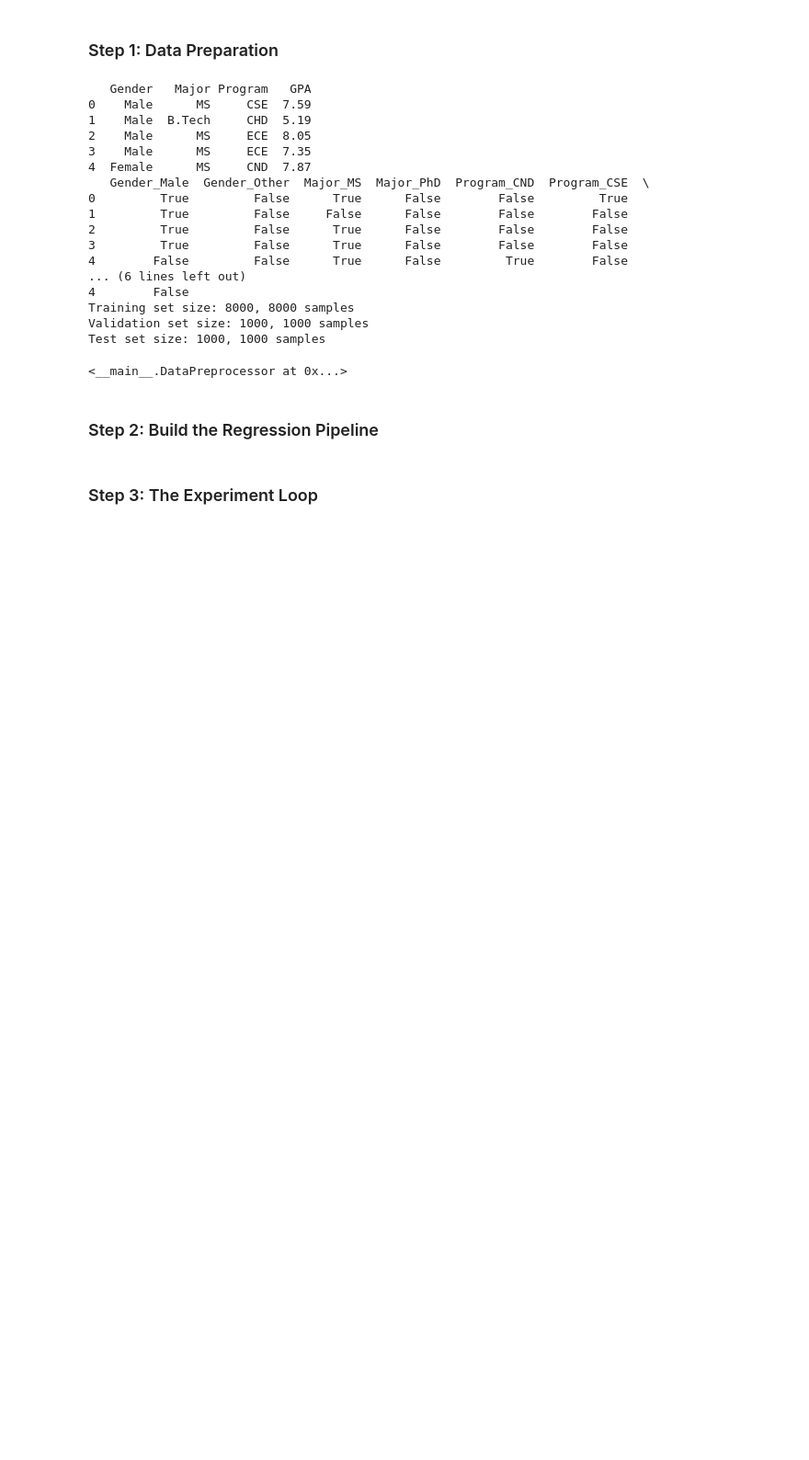
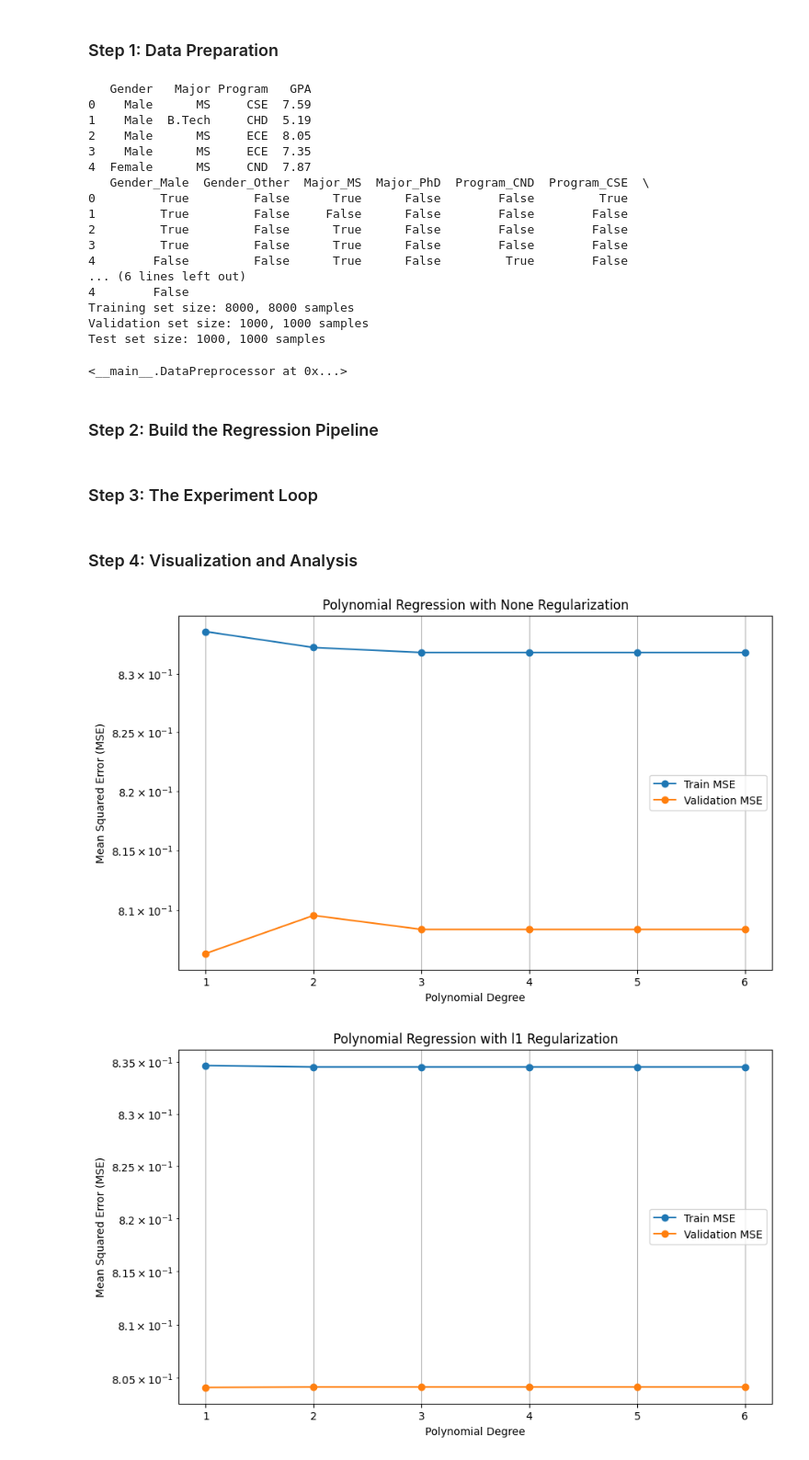
Before and after one commit to likhitbhogadi/smai-a2, a Jupyter notebook: a1_q3/a1_q3.ipynb, the cells around one changed output. Shown at 92% size. Drawn from its saved outputs; the diff is of its cells as text; code cells hidden in the pictures; blank space fills up the shorter version.

Commit message:
added some plots

```diff
--- a/a1_q3/a1_q3.ipynb
+++ b/a1_q3/a1_q3.ipynb
@@ -272,3 +272,45 @@ def run_poly_regression(X_train, y_train, X_val, y_val, X_test, y_test):
             })
 
     return resuts
+# %%
+# Run the polynomial regression experiments
+results = run_poly_regression(X_train, y_train, X_val, y_val, X_test, y_test)
+# %% [markdown]
+### Step 4: Visualization and Analysis
+# %%
+# Plot Degree vs MSE for each regularization type
+
+import matplotlib.pyplot as plt
+
+def plot_results(results):
+    """
+    Plots Degree vs MSE for training, validation, and test sets for each regularization type.
+    Parameters:
+    - results: List of dictionaries containing results for each configuration.
+    """
+    # Convert results to DataFrame for easier plotting
+    results_df = pd.DataFrame(results)
+
+    for regularizer in ['None', 'l1', 'l2']:
+        subset = results_df[results_df['regularizer'] == regularizer]
+
+        plt.figure(figsize=(10, 6))
+        plt.plot(subset['degree'], subset['train_mse'], marker='o', label='Train MSE')
+        plt.plot(subset['degree'], subset['val_mse'], marker='o', label='Validation MSE')
+
+        plt.yscale('log')  # Use logarithmic scale for better visibility
+        plt.xlabel('Polynomial Degree')
+        plt.ylabel('Mean Squared Error (MSE)')
+        plt.title(f'Polynomial Regression with {regularizer} Regularization')
+        plt.xticks(subset['degree'])
+        plt.legend()
+        plt.grid(True)
+        plt.show()
+# Plot the results
+plot_results(results)
+# Print the results in a tabular format for clarity
+results_df = pd.DataFrame(results).drop(columns=['test_mse'])
+print(results_df)
+# %% [output]
+[figure, added]
+[figure, added]
```
Also changed, not shown: parts of 4 cells of this notebook.
